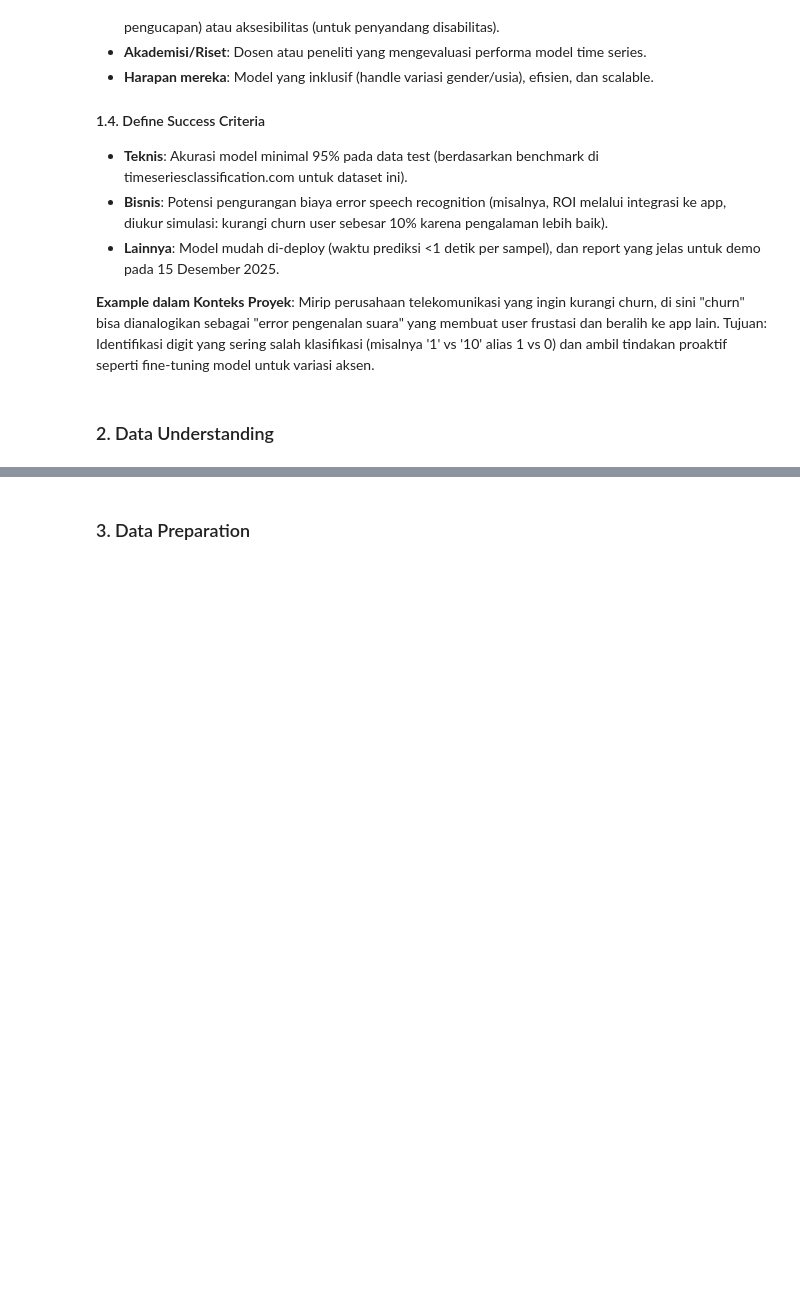
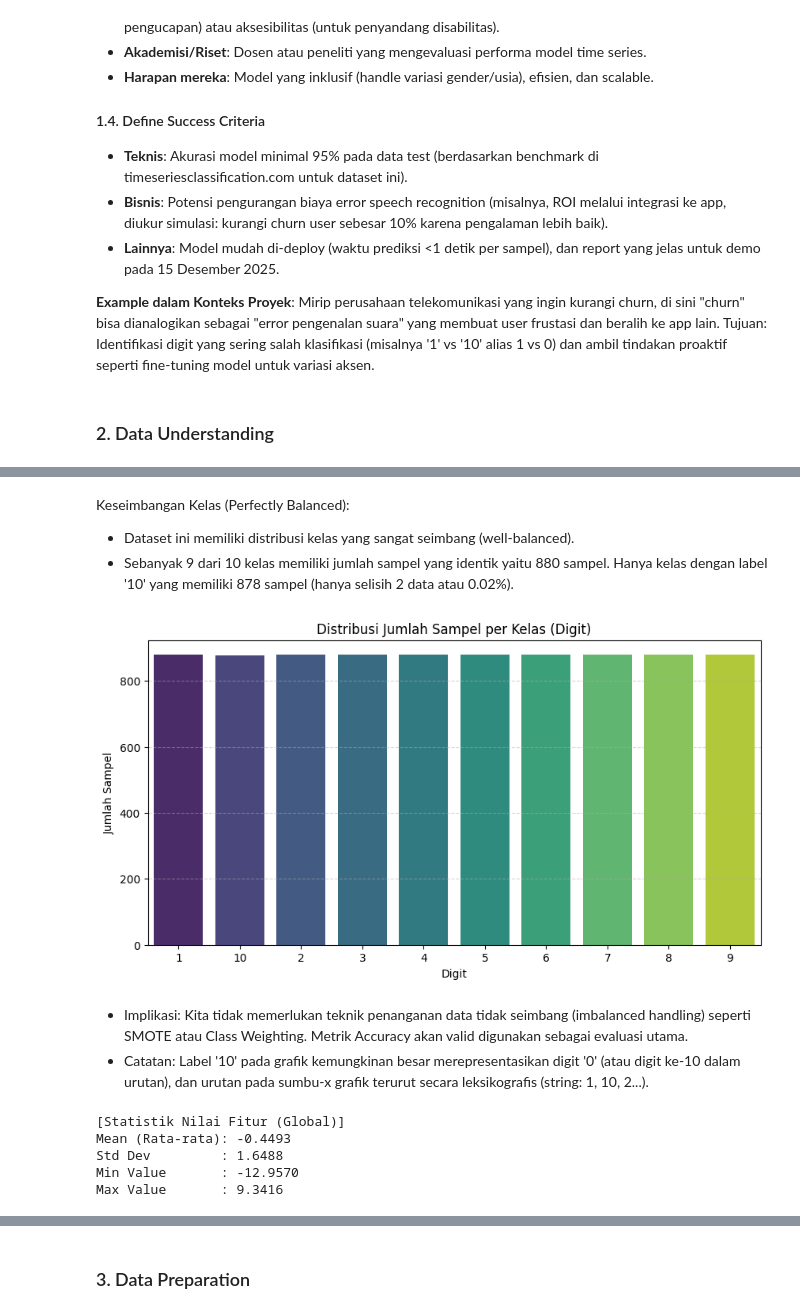
Before and after one commit to rhindottire/Data-Science, a Jupyter notebook: project/UAS.ipynb, the cells around one changed output, grey strips where cells are left out. Drawn from its saved outputs; the diff is of its cells as text; code cells hidden in the pictures; blank space fills up the shorter version.

Commit message:
SpokenArabicDigits

```diff
--- a/project/UAS.ipynb
+++ b/project/UAS.ipynb
@@ -139,0 +189,13 @@ Tujuan proyek adalah membangun model machine learning yang dapat mengklasifikasi
+# %%
+import pandas as pd
+import numpy as np
+import matplotlib.pyplot as plt
+import seaborn as sns
+
+# 1. Dimensi Data (Shape)
+# Mengetahui struktur array 3D: (Jumlah Sampel, Jumlah Channel, Panjang Waktu)
+n_instances, n_channels, n_timepoints = X.shape
+print(f"Dimensi Data (X): {X.shape}")
+print(f" -> Jumlah Sampel (Instances)  : {n_instances}")
+print(f" -> Jumlah Fitur (Channels)    : {n_channels}")
+print(f" -> Panjang Series (Timepoints): {n_timepoints}")
@@ -139,0 +211,12 @@ Tujuan proyek adalah membangun model machine learning yang dapat mengklasifikasi
+# %%
+# 2. Distribusi Kelas (Target)
+# Mengecek apakah dataset imbalance atau balanced
+unique_classes, counts = np.unique(y, return_counts=True)
+class_dist = pd.DataFrame({
+    'Digit (Kelas)': unique_classes,
+    'Jumlah Sampel': counts,
+    'Persentase (%)': (counts / n_instances) * 100
+})
+
+print("[Statistik Distribusi Kelas]")
+print(class_dist)
@@ -139,0 +236,32 @@ Tujuan proyek adalah membangun model machine learning yang dapat mengklasifikasi
+# %% [markdown]
+Keseimbangan Kelas (Perfectly Balanced):
+- Dataset ini memiliki distribusi kelas yang sangat seimbang (well-balanced).
+- Sebanyak 9 dari 10 kelas memiliki jumlah sampel yang identik yaitu 880 sampel. Hanya kelas dengan label '10' yang memiliki 878 sampel (hanya selisih 2 data atau 0.02%).
+# %%
+# Visualisasi Distribusi Kelas (Bar Plot)
+plt.figure(figsize=(10, 5))
+sns.barplot(x='Digit (Kelas)', y='Jumlah Sampel', data=class_dist, palette='viridis', hue='Digit (Kelas)', legend=False)
+plt.title("Distribusi Jumlah Sampel per Kelas (Digit)")
+plt.xlabel("Digit")
+plt.ylabel("Jumlah Sampel")
+plt.grid(axis='y', linestyle='--', alpha=0.5)
+plt.show()
+# %% [output]
+[figure, added]
+# %% [markdown]
+- Implikasi: Kita tidak memerlukan teknik penanganan data tidak seimbang (imbalanced handling) seperti SMOTE atau Class Weighting. Metrik Accuracy akan valid digunakan sebagai evaluasi utama.
+- Catatan: Label '10' pada grafik kemungkinan besar merepresentasikan digit '0' (atau digit ke-10 dalam urutan), dan urutan pada sumbu-x grafik terurut secara leksikografis (string: 1, 10, 2...).
+# %%
+# 3. Statistik Deskriptif Global (Nilai Fitur)
+# Melihat range nilai untuk menentukan apakah butuh scaling ekstrem nanti
+print("[Statistik Nilai Fitur (Global)]")
+print(f"Mean (Rata-rata): {np.mean(X):.4f}")
+print(f"Std Dev         : {np.std(X):.4f}")
+print(f"Min Value       : {np.min(X):.4f}")
+print(f"Max Value       : {np.max(X):.4f}")
+# %% [output]
+[Statistik Nilai Fitur (Global)]
+Mean (Rata-rata): -0.4493
+Std Dev         : 1.6488
+Min Value       : -12.9570
+Max Value       : 9.3416
```
Also changed, not shown: parts of 84 cells of this notebook, 1 other file.
